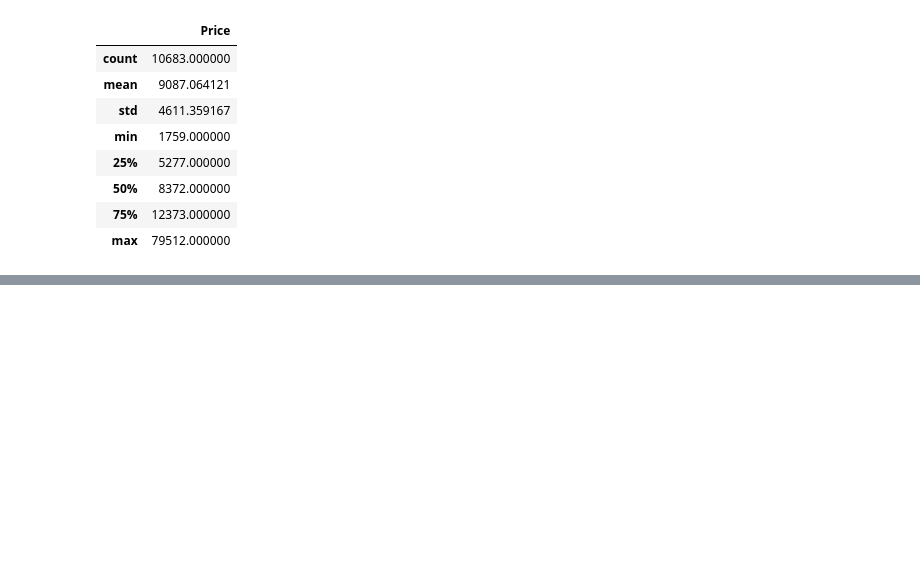
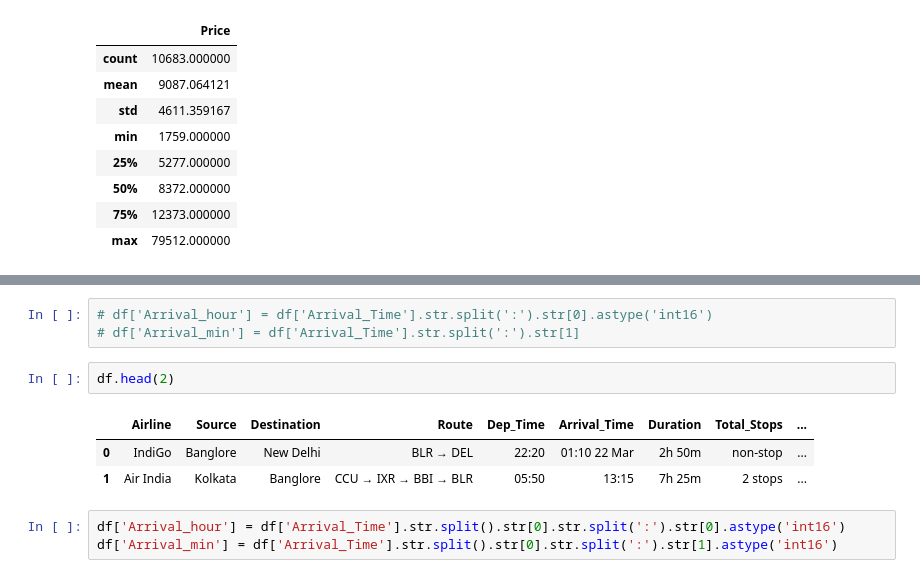
Before and after one commit to sushant5320/EDA, a Jupyter notebook: flight_price_prediction/Flight _price.ipynb, the cells around one changed output, grey strips where cells are left out. Drawn from its saved outputs; the diff is of its cells as text; blank space fills up the shorter version.

```diff
--- a/flight_price_prediction/Flight _price.ipynb
+++ b/flight_price_prediction/Flight _price.ipynb
@@ -82,0 +126,12 @@ df['Date_of_Journey'].str.split('/').str[0].astype('int32').memory_usage()
+# %%
+# df['Arrival_hour'] = df['Arrival_Time'].str.split(':').str[0].astype('int16')
+# df['Arrival_min'] = df['Arrival_Time'].str.split(':').str[1]
+# %%
+df.head(2)
+# %% [output]
+|  | Airline | Source | Destination | Route | Dep_Time | Arrival_Time | Duration | Total_Stops | ... |
+| 0 | IndiGo | Banglore | New Delhi | BLR → DEL | 22:20 | 01:10 22 Mar | 2h 50m | non-stop | ... |
+| 1 | Air India | Kolkata | Banglore | CCU → IXR → BBI → BLR | 05:50 | 13:15 | 7h 25m | 2 stops | ... |
+# %%
+df['Arrival_hour'] = df['Arrival_Time'].str.split().str[0].str.split(':').str[0].astype('int16')
+df['Arrival_min'] = df['Arrival_Time'].str.split().str[0].str.split(':').str[1].astype('int16')
```
Also changed, not shown: parts of 19 cells of this notebook.
